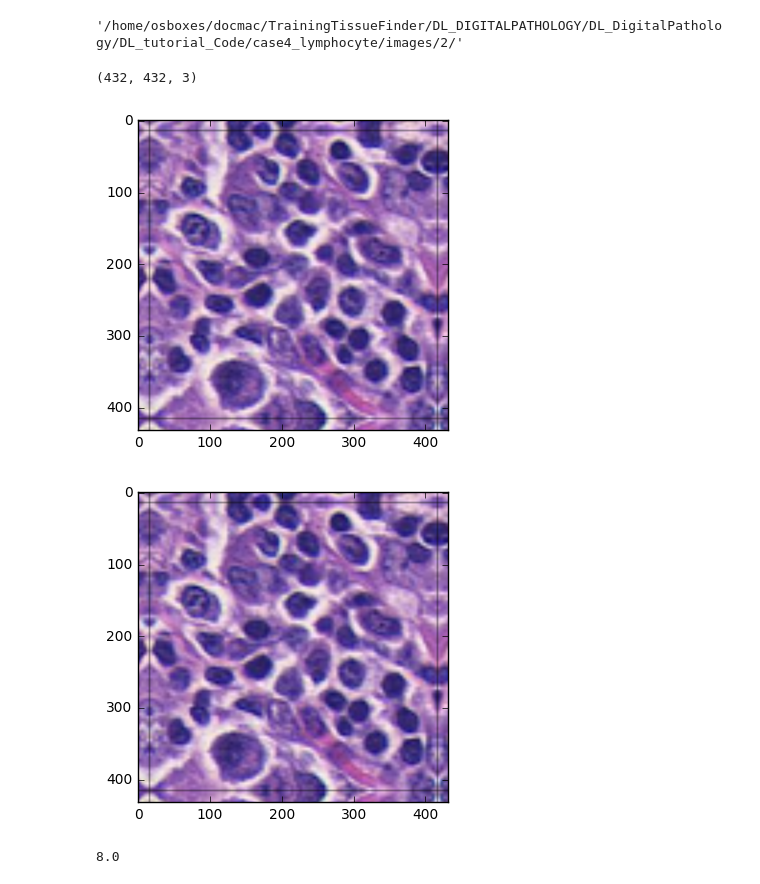
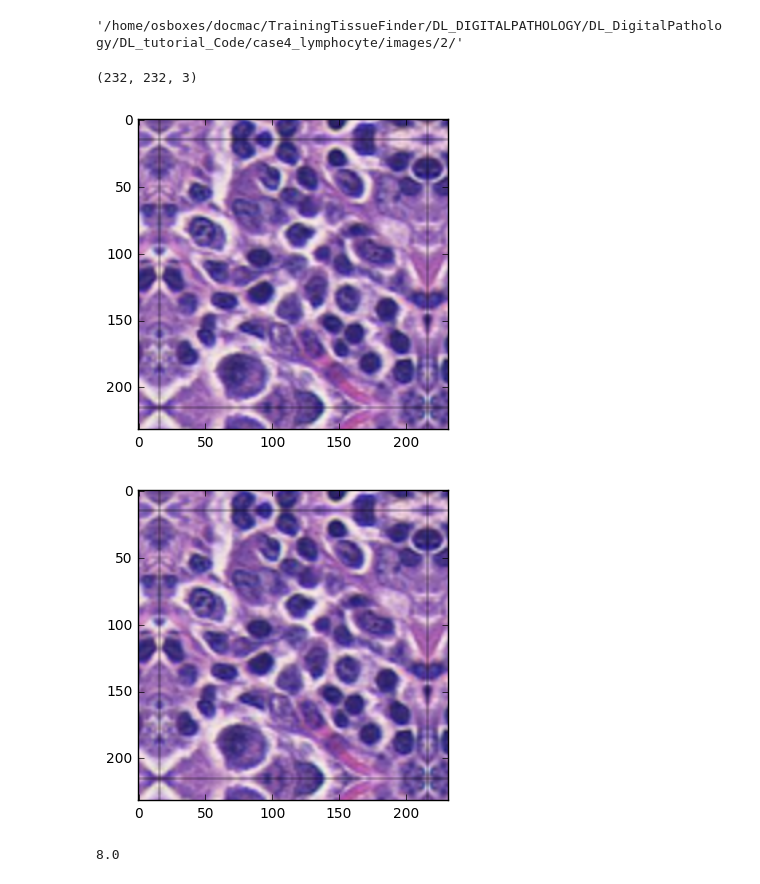
Before and after one commit to erexhepa/DL_DigitalPathology, a Jupyter notebook: alexyNetDLLymphocytes.ipynb, the cells around one changed output. Drawn from its saved outputs; the diff is of its cells as text; code cells hidden in the pictures.

```diff
--- a/alexyNetDLLymphocytes.ipynb
+++ b/alexyNetDLLymphocytes.ipynb
@@ -74,34 +74,34 @@ os.chdir(IMAGE_DIR)
 # %%
 ## One image test version
 
 testDataDir = 'HER2/lymphocyte/data'
 fname = os.path.join(BASE,testDataDir,'im41.tif')
 
 newfname_class = fname.replace('.tif','_class.tif') #create the new files
 newfname_prob = fname.replace('.tif','_prob.tif') #create the new files
 
 outputimage = np.zeros(shape=(10, 10))
 #first thing we do is save a file to let potential other workers know that this
 #file is being worked on and it should be skipped
 scipy.misc.imsave(newfname_class, outputimage)
 
 image = caffe.io.load_image(fname) #load our image
-image = caffe.io.resize_image(image, [image.shape[0]*4,image.shape[1]*4]) #if you need to resize or crop, do it here
+image = caffe.io.resize_image(image, [image.shape[0]*2,image.shape[1]*2]) #if you need to resize or crop, do it here
 image = np.lib.pad(image, ((hwsize, hwsize), (hwsize, hwsize), (0, 0)), 'symmetric') #mirror the edges so that we can compute the full image
 imageShape = image.shape
 #image = cv2.resize(image,(imageShape[0]*4,imageShape[1]*4), interpolation = cv2.INTER_CUBIC)
 imageFull = image
 #image = image[0:140,0:150,0:3]
 
 plt.imshow(image)
 print image.shape
 plt.show()
 plt.imshow(imageFull)
 plt.show()
 # %% [output]
-(432, 432, 3)
+(232, 232, 3)
-[figure, old version]
+[figure, new version]
-[figure, old version]
+[figure, new version]
 # %%
 outputimage_probs = np.zeros(shape=(image.shape[0],image.shape[1],3)) #make the output files where we'll store the data
 outputimage_class = np.zeros(shape=(image.shape[0],image.shape[1]))
```
Also changed, not shown: parts of 1 cell of this notebook, 5 other files.
